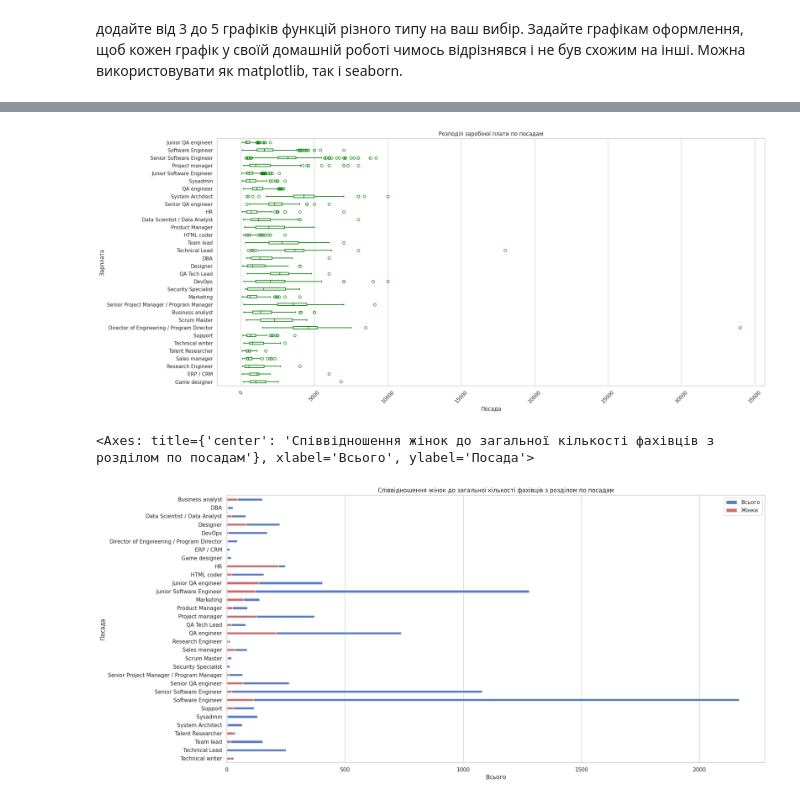
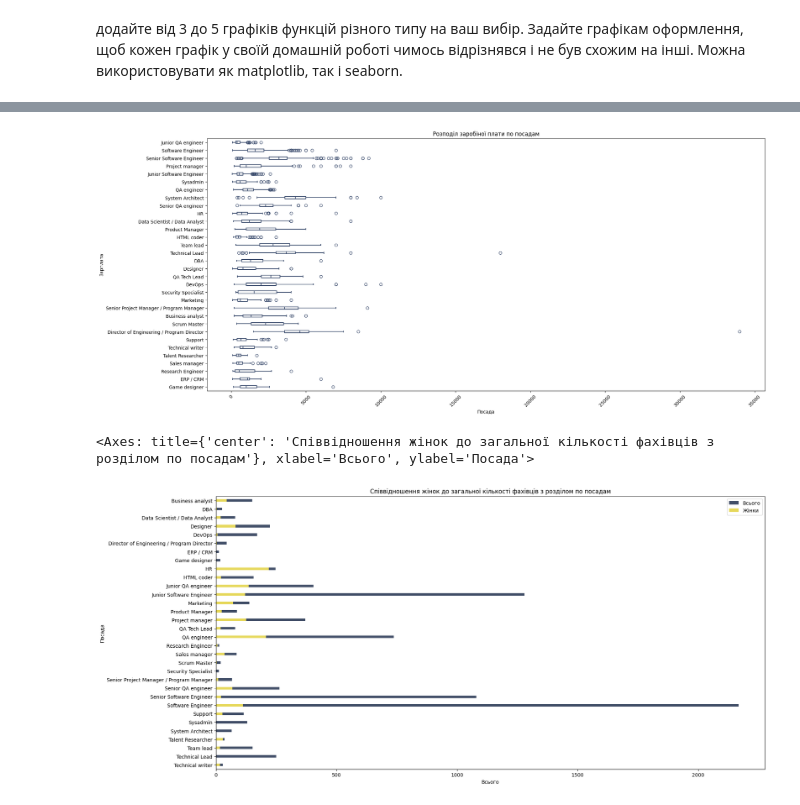
Before and after one commit to Anastasia-Makarova/DATA_homeworks, a Jupyter notebook: Hw2_2.ipynb, the cells around one changed output, grey strips where cells are left out. Drawn from its saved outputs; the diff is of its cells as text; code cells hidden in the pictures.

```diff
--- a/Hw2_2.ipynb
+++ b/Hw2_2.ipynb
@@ -258,28 +277,54 @@ plt.show()
 # %%
 plt.figure(figsize=(22, 10))
-sns.boxplot(x='Зарплата на місяць', y='Посада', data=data, fill=False, width=.3, color='green')
+
+sns.boxplot(
+    x='Зарплата на місяць',
+    y='Посада',
+    data=data,
+    fill=False,
+    width=.3,
+    color='#3c4d6e'
+    )
+
 plt.xticks(rotation=45)
 plt.title('Розподіл заробіної плати по посадам')
 plt.xlabel('Посада')
 plt.ylabel('Зарплата')
 plt.show()
 # %% [output]
-[figure, old version]
+[figure, new version]
 # %%
 pivot_table = data.groupby(['Посада', 'Стать']).size().reset_index(name='Кількість')
-pivot_table = pivot_table.pivot_table(index='Посада', columns='Стать', values='Кількість', fill_value=0)
+
+pivot_table = pivot_table.pivot_table(
+    index='Посада',
+    columns='Стать',
+    values='Кількість',
+    fill_value=0,
+    )
+
 pivot_table = pivot_table.assign(Всього=pivot_table.iloc[:, :2].sum(axis=1))
 
 
 f, ax = plt.subplots(figsize=(20, 10))
 
 sns.set_color_codes("muted")
-sns.barplot(x="Всього", y="Посада", data=pivot_table, width=.3,
-            label="Всього", color="b").set(title='Співвідношення жінок до загальної кількості фахівців з розділом по посадам')
+sns.barplot(x="Всього",
+            y="Посада",
+            data=pivot_table,
+            width=.3,
+            label="Всього",
+            color='#3c4d6e',
+            ).set(title='Співвідношення жінок до загальної кількості фахівців з розділом по посадам')
 
 sns.set_color_codes("muted")
-sns.barplot(x="жіноча", y="Посада", data=pivot_table, width=.3,
-            label="Жінки", color="r")
+sns.barplot(x="жіноча",
+            y="Посада",
+            data=pivot_table,
+            width=.3,
+            label="Жінки",
+            color='#fdea45',
+            )
 # %% [output]
 <Axes: title={'center': 'Співвідношення жінок до загальної кількості фахівців з розділом по посадам'}, xlabel='Всього', ylabel='Посада'>
-[figure, old version]
+[figure, new version]
```
Also changed, not shown: parts of 3 cells of this notebook.
